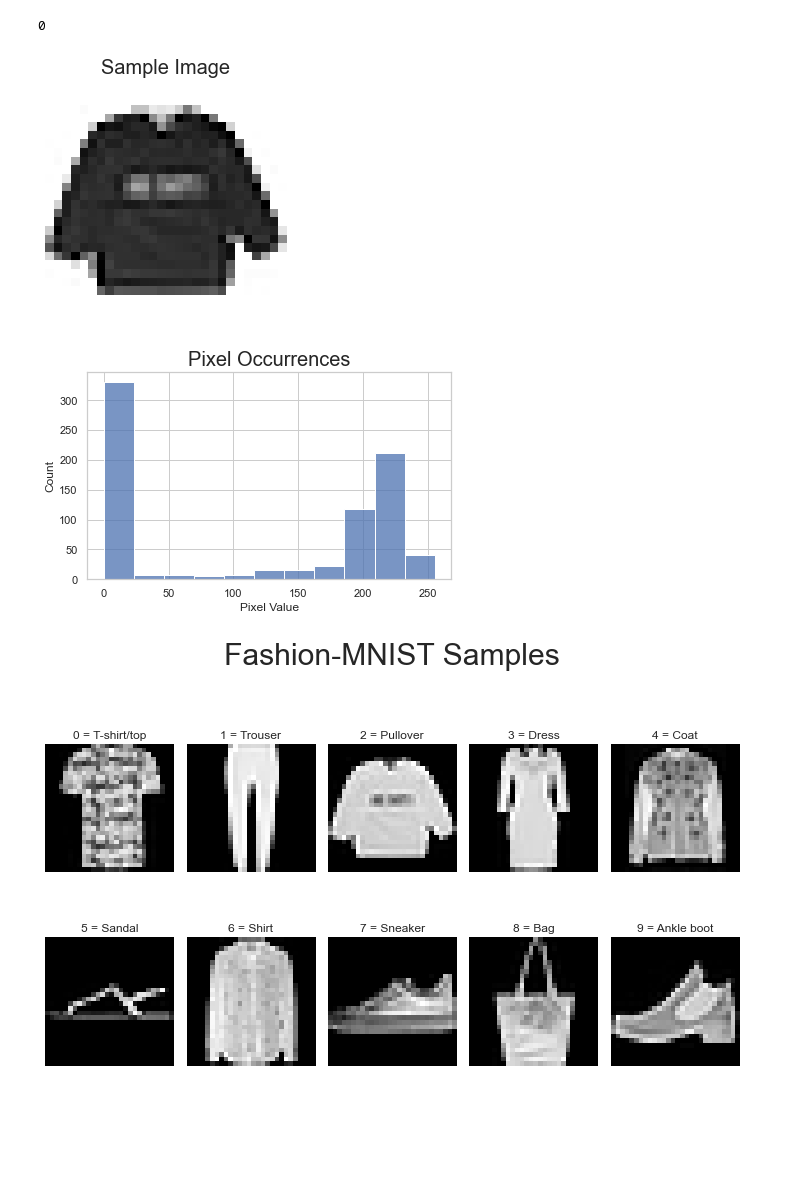
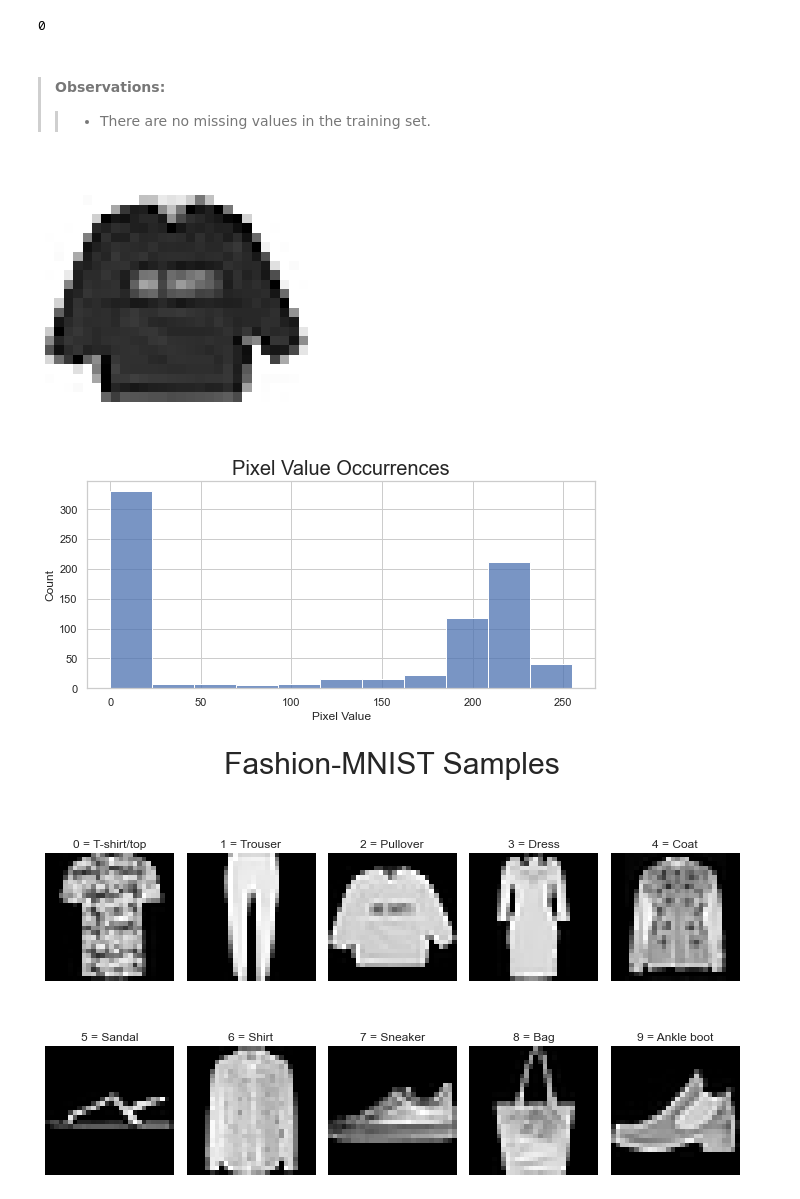
Before and after one commit to adiy55/1SB-Final-Project, a Jupyter notebook: 1SB ML Fashion MNIST.ipynb, the cells around one changed output. Saved outputs shown, nothing was run; the diff lists cells and outputs as text; code cells hidden in the pictures; blank space fills up the shorter version.

Commit message:
Edit observations (section 1), add observations after null values, add a few comments and minor changes to sample plots (section 2)

```diff
--- a/1SB ML Fashion MNIST.ipynb
+++ b/1SB ML Fashion MNIST.ipynb
@@ -139,7 +138,7 @@ The data is split beforehand, and the images are already scaled to the same size
 Let's create a copy of the data to prevent accidentally harming the training set.
 # %%
 # deep copy of the training set
-df = train_set.copy()
+fmnist = train_set.copy()
 # %%
 # DataFrame shape (rows, columns)
 # understand the amount of data we are working with
@@ -152,25 +151,29 @@ np.isnan(train_set.values).sum()
 # %% [output]
 0
+# %% [markdown]
+> #### Observations:
+>> * There are no missing values in the training set.
 # %%
-# plot
-some_sample = df.drop('label', axis=1).iloc[0]
+# plot a sample image
+some_sample = fmnist.drop('label', axis=1).iloc[0]
 some_sample = np.array(some_sample)
 some_sample_img = some_sample.reshape(28,28)
 plt.imshow(some_sample_img, plt.cm.binary)
-plt.title("Sample Image", size=20)
 plt.axis('off')
 plt.tight_layout()
 plt.show()
 # %% [output]
-[figure, old version]
+[figure, new version]
 # %%
+# plot the pixel value occurrences of sample image
+plt.figure(figsize=(8, 4))
 sns.histplot(some_sample)
-plt.title("Pixel Occurrences", size= 20)
+plt.title("Pixel Value Occurrences", size= 20)
 plt.xlabel("Pixel Value")
 plt.tight_layout()
 plt.show()
 # %% [output]
-[figure, old version]
+[figure, new version]
 # %%
 # plot image for each category
 
```
Also changed, not shown: parts of 7 cells of this notebook.
